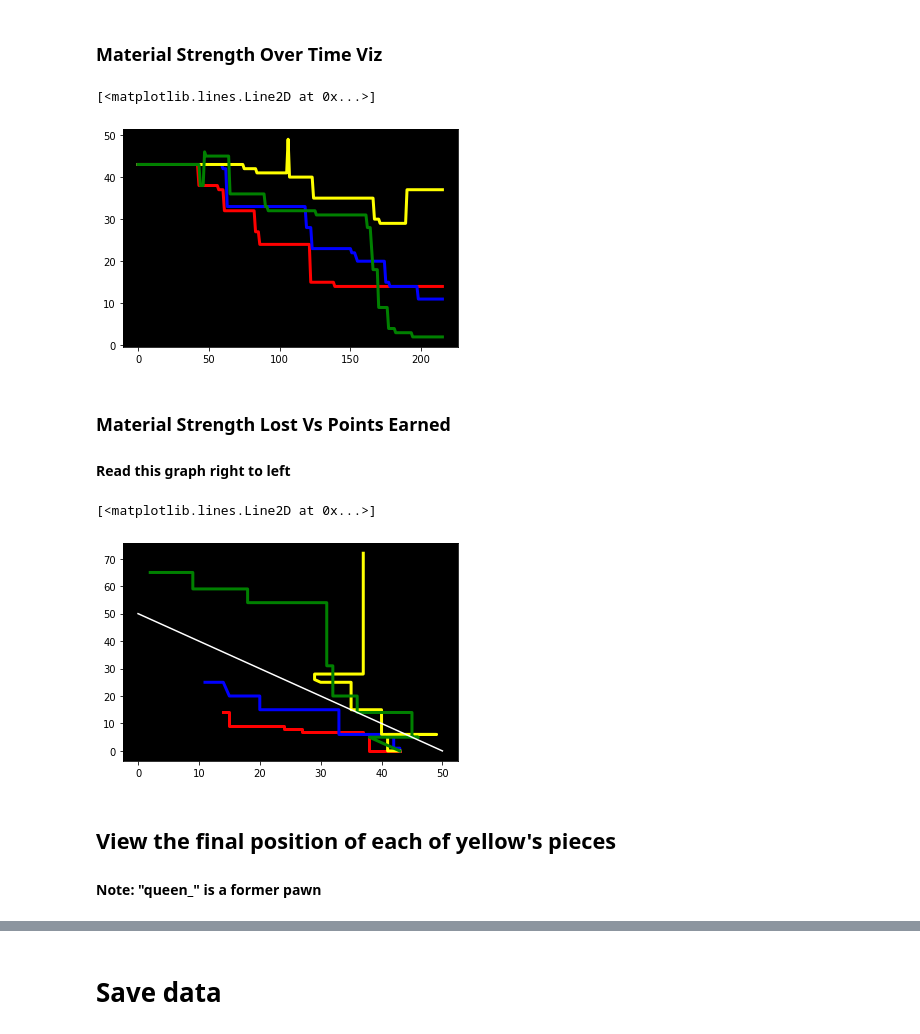
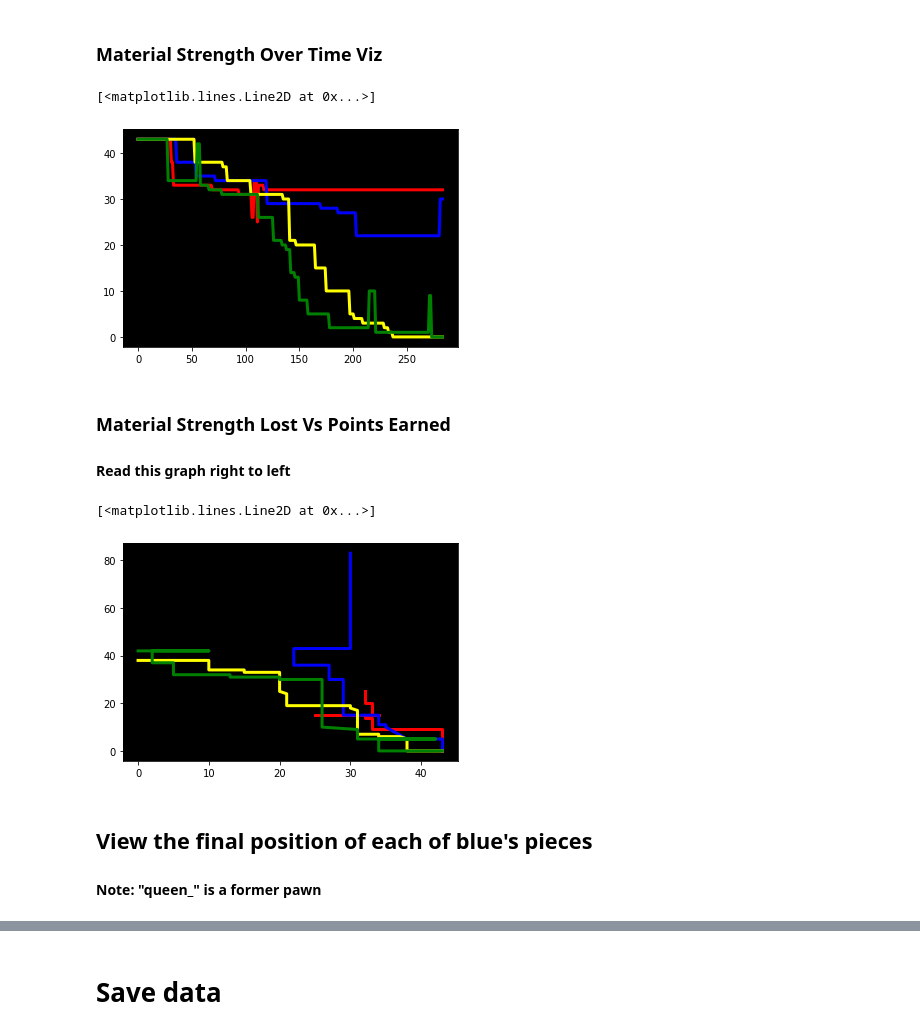
Before and after one commit to OGladfelter/4p-chess, a Jupyter notebook: Chess_Data_Collection.ipynb, the cells around one changed output, grey strips where cells are left out. Cells and saved outputs as stored; diff of their text form; code cells hidden in the pictures.

```diff
--- a/Chess_Data_Collection.ipynb
+++ b/Chess_Data_Collection.ipynb
@@ -111,6 +113,11 @@ moves_data['redPoints'] = redPoints
 moves_data['bluePoints'] = bluePoints
 moves_data['yellowPoints'] = yellowPoints
 moves_data['greenPoints'] = greenPoints
+
+moves_data['redPoints'] = moves_data['redPoints'].astype(int)
+moves_data['bluePoints'] = moves_data['bluePoints'].astype(int)
+moves_data['yellowPoints'] = moves_data['yellowPoints'].astype(int)
+moves_data['greenPoints'] = moves_data['greenPoints'].astype(int)
 # %% [markdown]
 ### Points Viz
 # %%
@@ -385,7 +401,7 @@ greenPiecesList = []
 for move in moves_data.index:
 
     # NaN check
-    if moves_data["move"][move] != moves_data["move"][move]:
+    if moves_data["move"][move] == "":
         # if true, then the player didn't move (they've been checkmated, resigned, etc)
         # so do nothing on this loop
         redMaterialList.append(redMaterial)
@@ -397,8 +413,8 @@ for move in moves_data.index:
         yellowPiecesList.append(yellowPieces)
         greenPiecesList.append(greenPieces)
         continue
-    # resigning is a move which requires no pieces
-    elif moves_data["move"][move] == "R":
+    # resigning or timing out is a move which requires no pieces
+    elif (moves_data["move"][move] == "R") or (moves_data["move"][move] == "C") or (moves_data["move"][move] == "T"):
         redMaterialList.append(redMaterial)
         blueMaterialList.append(blueMaterial)
         yellowMaterialList.append(yellowMaterial)
@@ -531,7 +547,7 @@ greenout = 0
 # use loop to find point at which each player stops playing, and overwrite all future material strength scores
 for num in moves_data.index:
     # it's a "non-move"
-    if moves_data['move'][num] != moves_data['move'][num]:
+    if moves_data['move'][num] == "":
         # if it's a player's *first* non-move, save their material value
         if (moves_data['player'][num] == "red") & (redout == 0):
             redout = 1
@@ -575,21 +591,20 @@ plt.plot(moves_data.index, moves_data['yellowMaterial'], color='yellow', linewid
 plt.plot(moves_data.index, moves_data['greenMaterial'], color='green', linewidth=3)
 # %% [output]
 [<matplotlib.lines.Line2D at 0x...>]
-[figure, old version]
+[figure, new version]
 # %% [markdown]
 ### Material Strength Lost Vs Points Earned
 #### Read this graph right to left
 # %%
 plt.plot(moves_data['redMaterial'], moves_data['redPoints'], color='red', linewidth=3)
 plt.plot(moves_data['blueMaterial'], moves_data['bluePoints'], color='blue', linewidth=3)
 plt.plot(moves_data['yellowMaterial'],moves_data['yellowPoints'],  color='yellow', linewidth=3)
 plt.plot(moves_data['greenMaterial'], moves_data['greenPoints'], color='green', linewidth=3)
-plt.plot([50,0],[0,50], color='white')
 # %% [output]
 [<matplotlib.lines.Line2D at 0x...>]
-[figure, old version]
+[figure, new version]
 # %% [markdown]
-## View the final position of each of yellow's pieces
+## View the final position of each of blue's pieces
 #### Note: "queen_" is a former pawn
 # %%
 piece_positions[piece_positions['player']=='blue']
```
Also changed, not shown: parts of 14 cells of this notebook.
